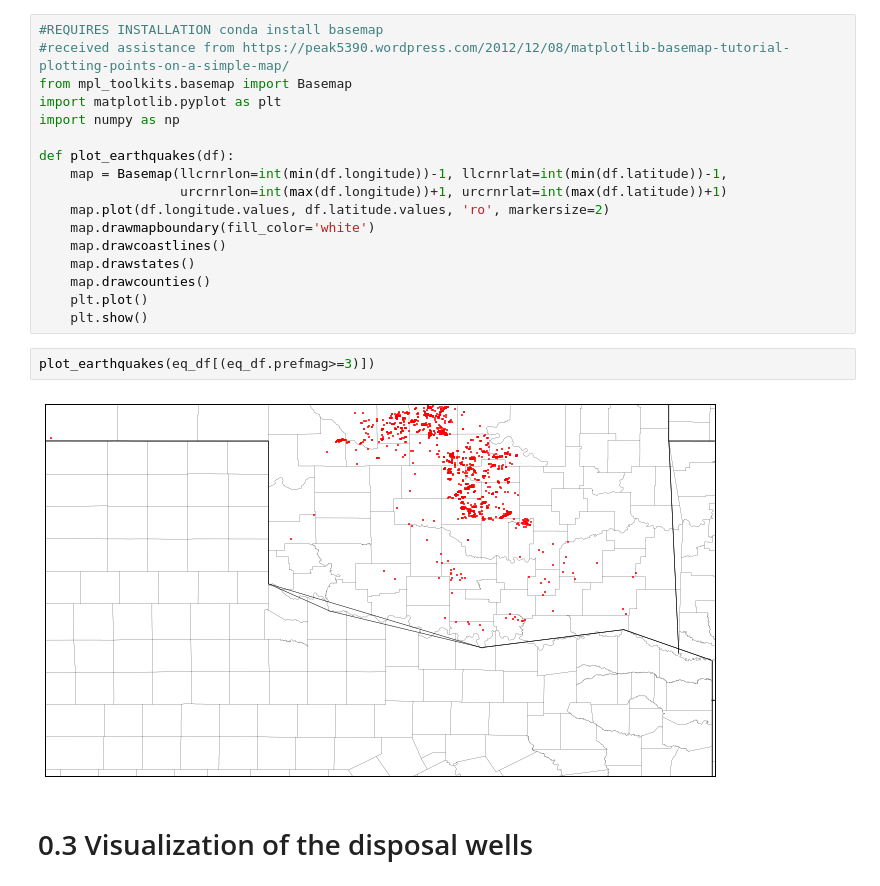
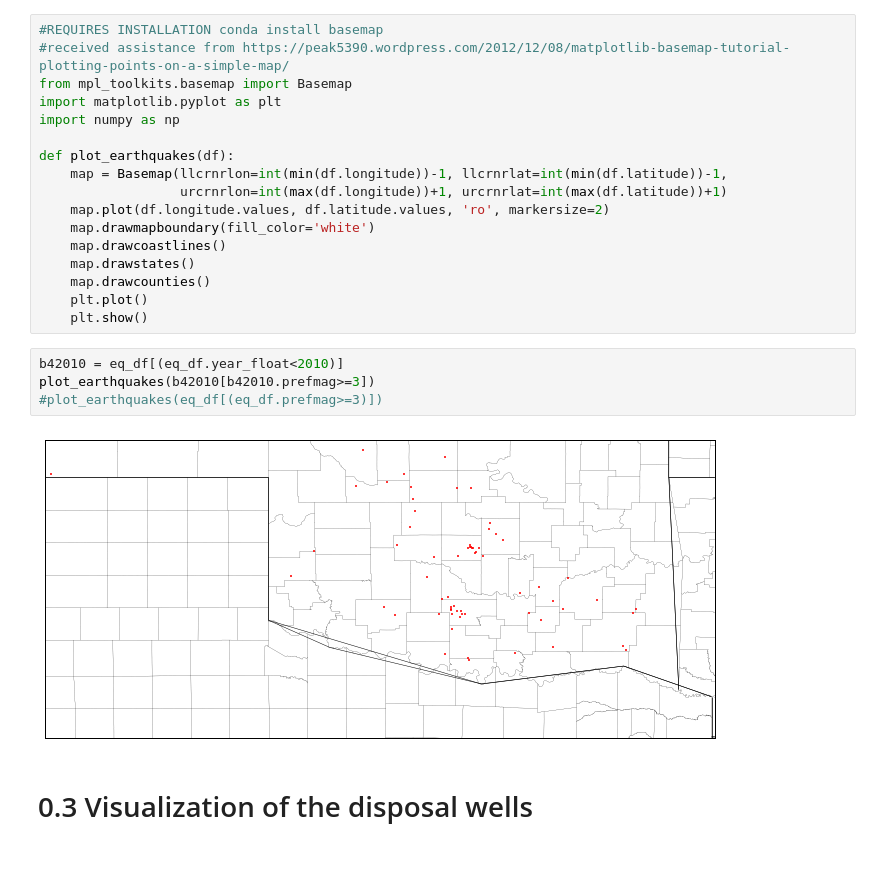
Before and after one commit to tperol/earthquake-clusters, a Jupyter notebook: Final.ipynb, the cells around one changed output. Drawn from its saved outputs; the diff is of its cells as text; blank space fills up the shorter version.

```diff
--- a/Final.ipynb
+++ b/Final.ipynb
@@ -222,10 +225,12 @@ def plot_earthquakes(df):
     map.drawcounties()
     plt.plot()
     plt.show()
-# %%
-plot_earthquakes(eq_df[(eq_df.prefmag>=3)])
-# %% [output]
-[figure, removed]
+# %%
+b42010 = eq_df[(eq_df.year_float<2010)]
+plot_earthquakes(b42010[b42010.prefmag>=3])
+#plot_earthquakes(eq_df[(eq_df.prefmag>=3)])
+# %% [output]
+[figure, added]
 # %% [markdown]
 # 0.3 Visualization of the disposal wells
 # %% [markdown]
```
Also changed, not shown: parts of 11 cells of this notebook.
